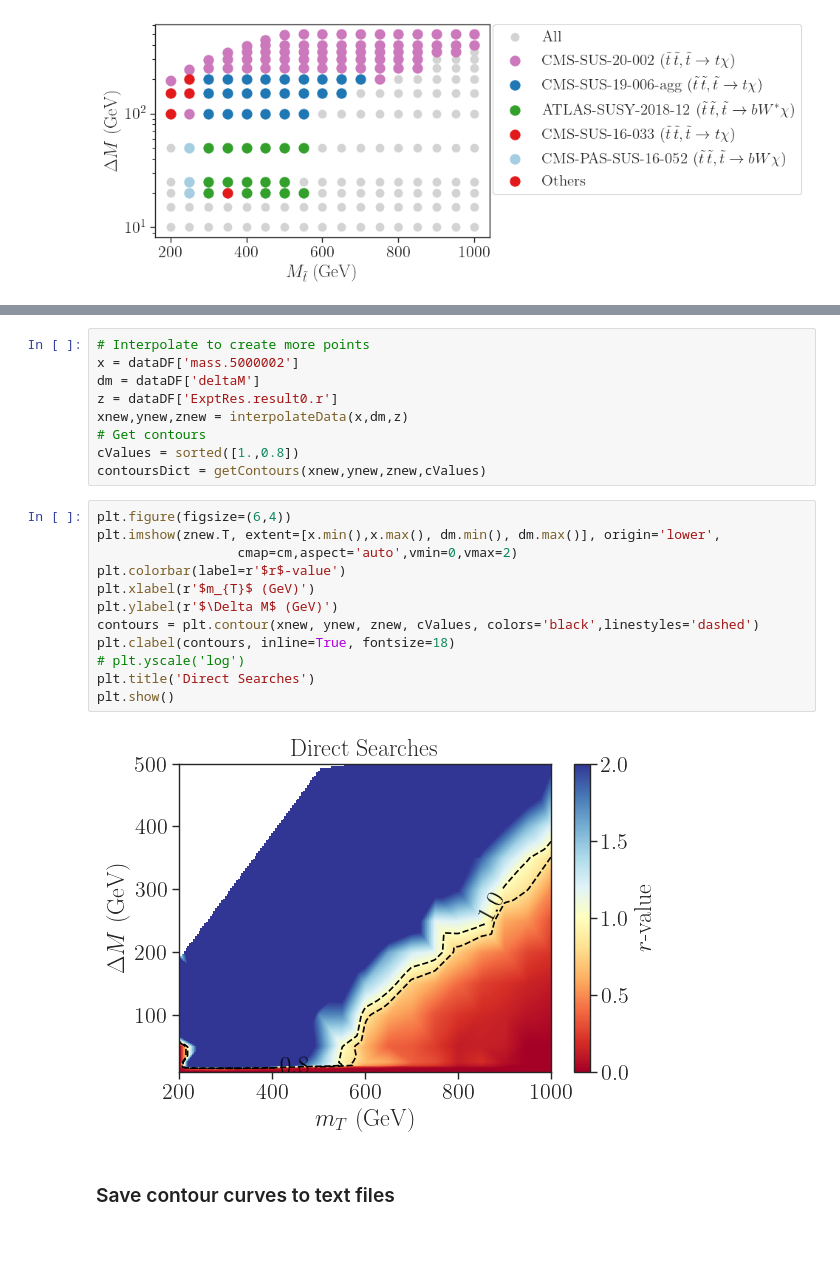
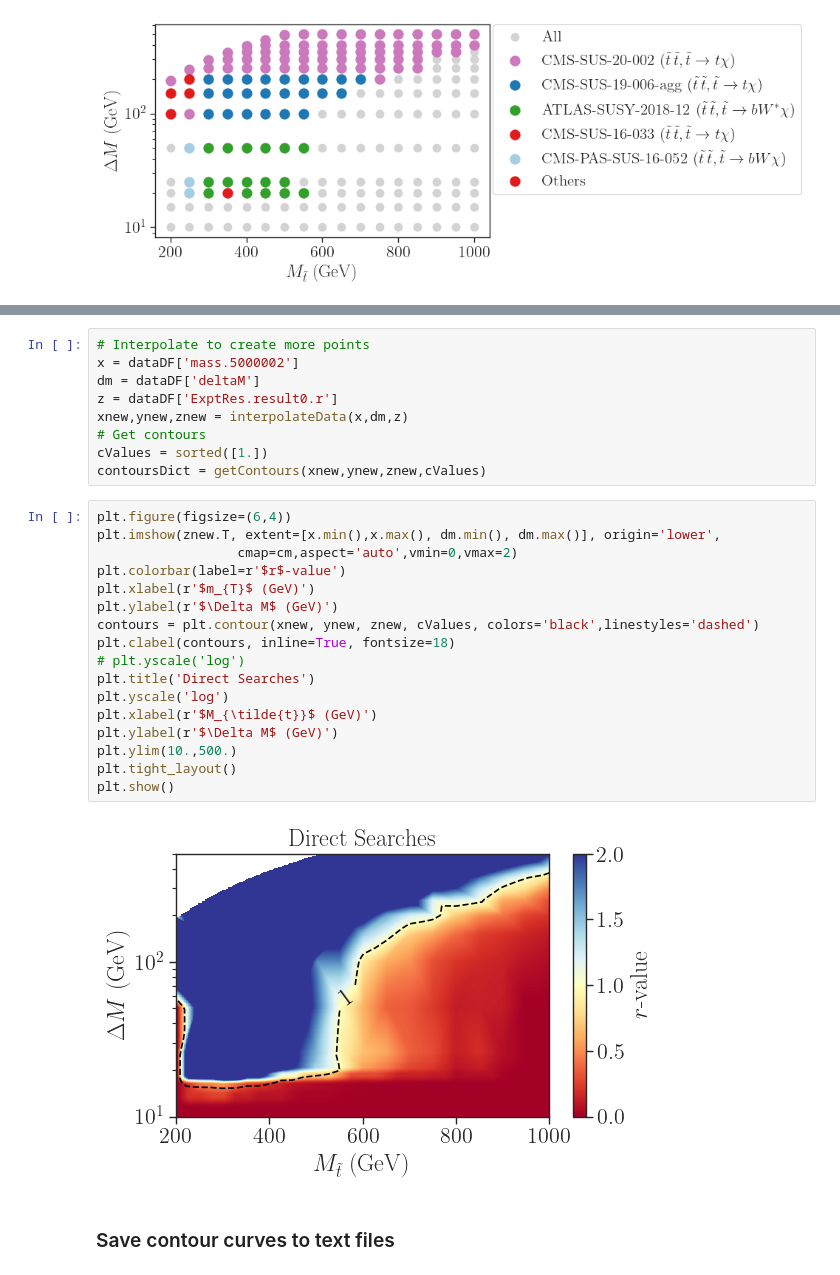
Before and after one commit to andlessa/SMStoEFT, a Jupyter notebook: notebooks/constraints/plots-SModelS.ipynb, the cells around one changed output, grey strips where cells are left out. Drawn from its saved outputs; the diff is of its cells as text; blank space fills up the shorter version.

```diff
--- a/notebooks/constraints/plots-SModelS.ipynb
+++ b/notebooks/constraints/plots-SModelS.ipynb
@@ -263,22 +261,27 @@ dm = dataDF['deltaM']
 z = dataDF['ExptRes.result0.r']
 xnew,ynew,znew = interpolateData(x,dm,z)
 # Get contours
-cValues = sorted([1.,0.8])
+cValues = sorted([1.])
 contoursDict = getContours(xnew,ynew,znew,cValues)
 # %%
 plt.figure(figsize=(6,4))
 plt.imshow(znew.T, extent=[x.min(),x.max(), dm.min(), dm.max()], origin='lower',
                   cmap=cm,aspect='auto',vmin=0,vmax=2)
 plt.colorbar(label=r'$r$-value')
 plt.xlabel(r'$m_{T}$ (GeV)')
 plt.ylabel(r'$\Delta M$ (GeV)')
 contours = plt.contour(xnew, ynew, znew, cValues, colors='black',linestyles='dashed')
 plt.clabel(contours, inline=True, fontsize=18)
 # plt.yscale('log')
 plt.title('Direct Searches')
+plt.yscale('log')
+plt.xlabel(r'$M_{\tilde{t}}$ (GeV)')
+plt.ylabel(r'$\Delta M$ (GeV)')
+plt.ylim(10.,500.)
+plt.tight_layout()
 plt.show()
 # %% [output]
-[figure, old version]
+[figure, new version]
 # %% [markdown]
 ### Save contour curves to text files
 # %%
```
Also changed, not shown: parts of 4 cells of this notebook, 12 other files.
